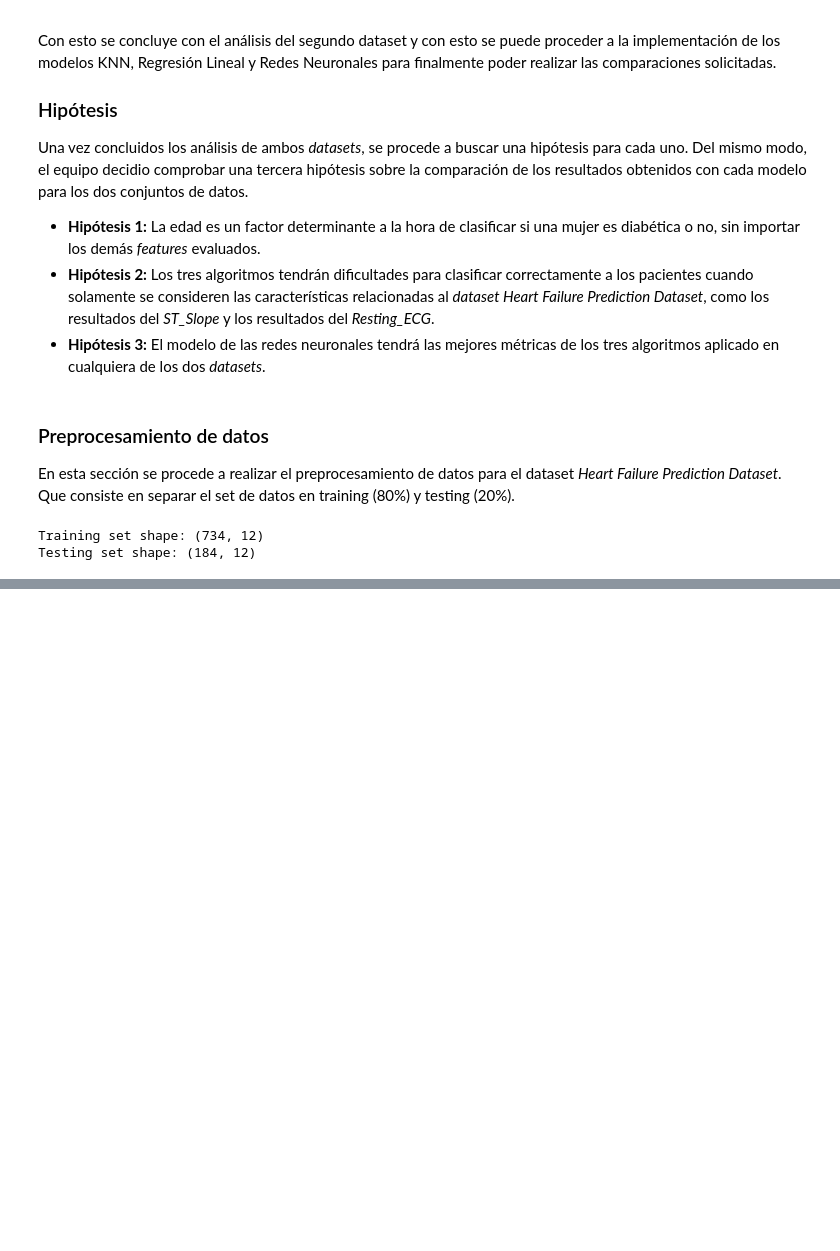
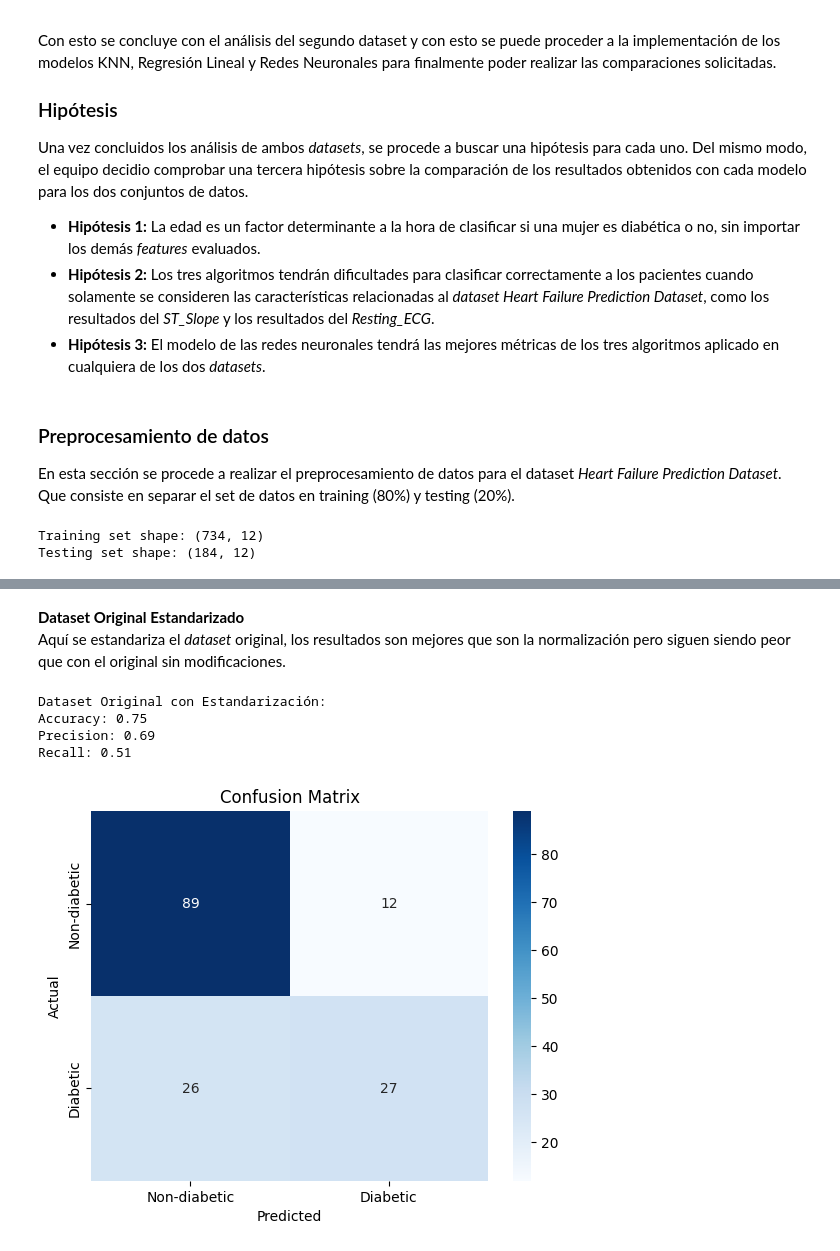
Before and after one commit to TheCsarbeat/proyecto1-IA, a Jupyter notebook: copiaFernanda.ipynb, the cells around one changed output, grey strips where cells are left out. Cells and saved outputs as stored; diff of their text form; code cells hidden in the pictures; blank space fills up the shorter version.

```diff
--- a/copiaFernanda.ipynb
+++ b/copiaFernanda.ipynb
@@ -1048,0 +684,31 @@ Recall: 0.70
+# %% [markdown]
+**Dataset Original Estandarizado**<br>
+Aquí se estandariza el *dataset* original, los resultados son mejores que son la normalización pero siguen siendo peor que con el original sin modificaciones.
+# %%
+from sklearn.preprocessing import StandardScaler
+
+# Standardize
+scaler_std = StandardScaler()
+X_train_std = scaler_std.fit_transform(X_train)
+X_test_std = scaler_std.transform(X_test)
+
+# Train
+log_reg_std = LogisticRegression(max_iter=1000)
+log_reg_std.fit(X_train_std, y_train)
+
+# Predictions
+y_pred_std = log_reg_std.predict(X_test_std)
+
+accuracy_std = accuracy_score(y_test, y_pred_std)
+precision_std = precision_score(y_test, y_pred_std)
+recall_std = recall_score(y_test, y_pred_std)
+
+print("\nDataset Original con Estandarización:")
+print_metrics(y_test, y_pred_std)
+plot_confusion_matrix(y_test, y_pred_std)
+# %% [output]
+Dataset Original con Estandarización:
+Accuracy: 0.75
+Precision: 0.69
+Recall: 0.51
+[figure, added]
```
Also changed, not shown: parts of 52 cells of this notebook.
